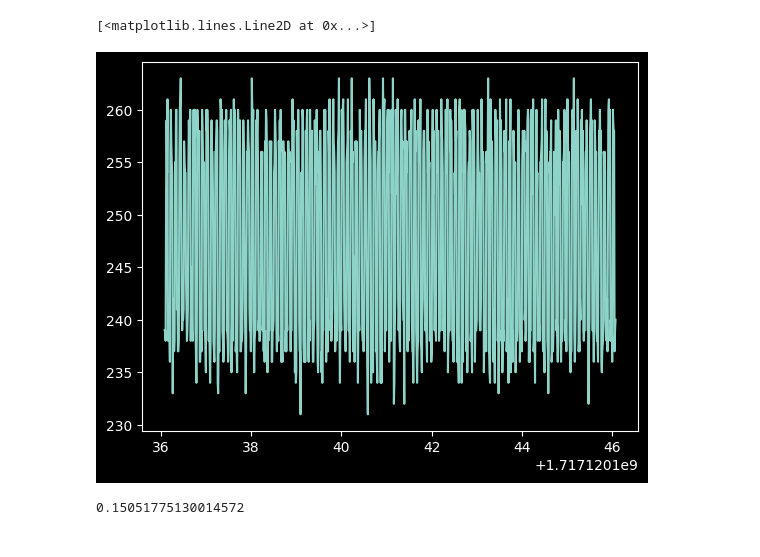
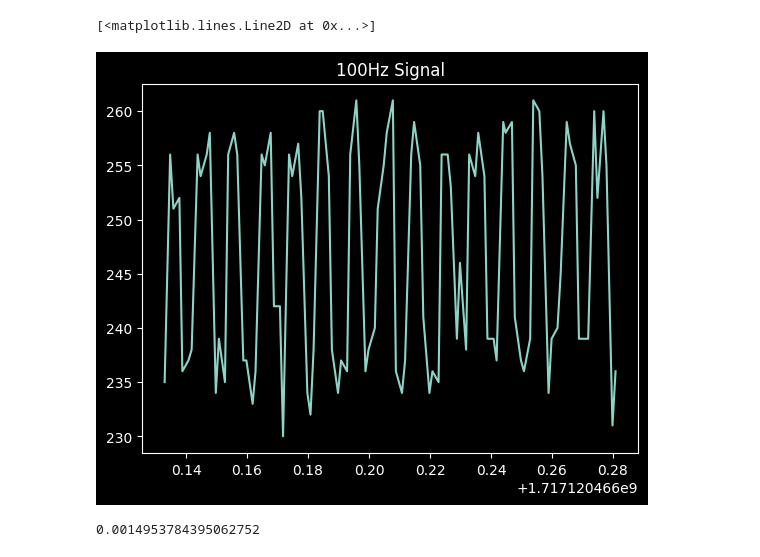
Before and after one commit to tomaitagaki/nrf_read_adc, a Jupyter notebook: laser_comm.ipynb, the cells around one changed output. Cells and saved outputs as stored; diff of their text form; code cells hidden in the pictures.

```diff
--- a/laser_comm.ipynb
+++ b/laser_comm.ipynb
@@ -7,22 +7,23 @@ import matplotlib.pyplot as plt
 # %%
 folder = "data/"
 
-file1 = "10hz.csv"
+file1 = "100hz_1ms.csv"
 # %%
 times = []
 vals = []
 
 with open(folder+file1, "r") as file:
     for line in file:
         l = line.strip()
         s = l.split(",")
         times.append(float(s[0]))
         vals.append(float(s[1]))
 
-plt.plot(times, vals)
+plt.title("100Hz Signal")
+plt.plot(times[:100], vals[:100])
 # %% [output]
 [<matplotlib.lines.Line2D at 0x...>]
-[figure, old version]
+[figure, new version]
 # %%
 t_diffs = []
 for i, t in enumerate(times[:-1]):
@@ -30,7 +31,7 @@ for i, t in enumerate(times[:-1]):
 
 np.mean(t_diffs) # seconds
 # %% [output]
-0.15051775130014572
+0.0014953784395062752
 # %%
 os.getcwd()
 # %% [output]
```
Also changed, not shown: parts of 4 cells of this notebook, 10 other files.
